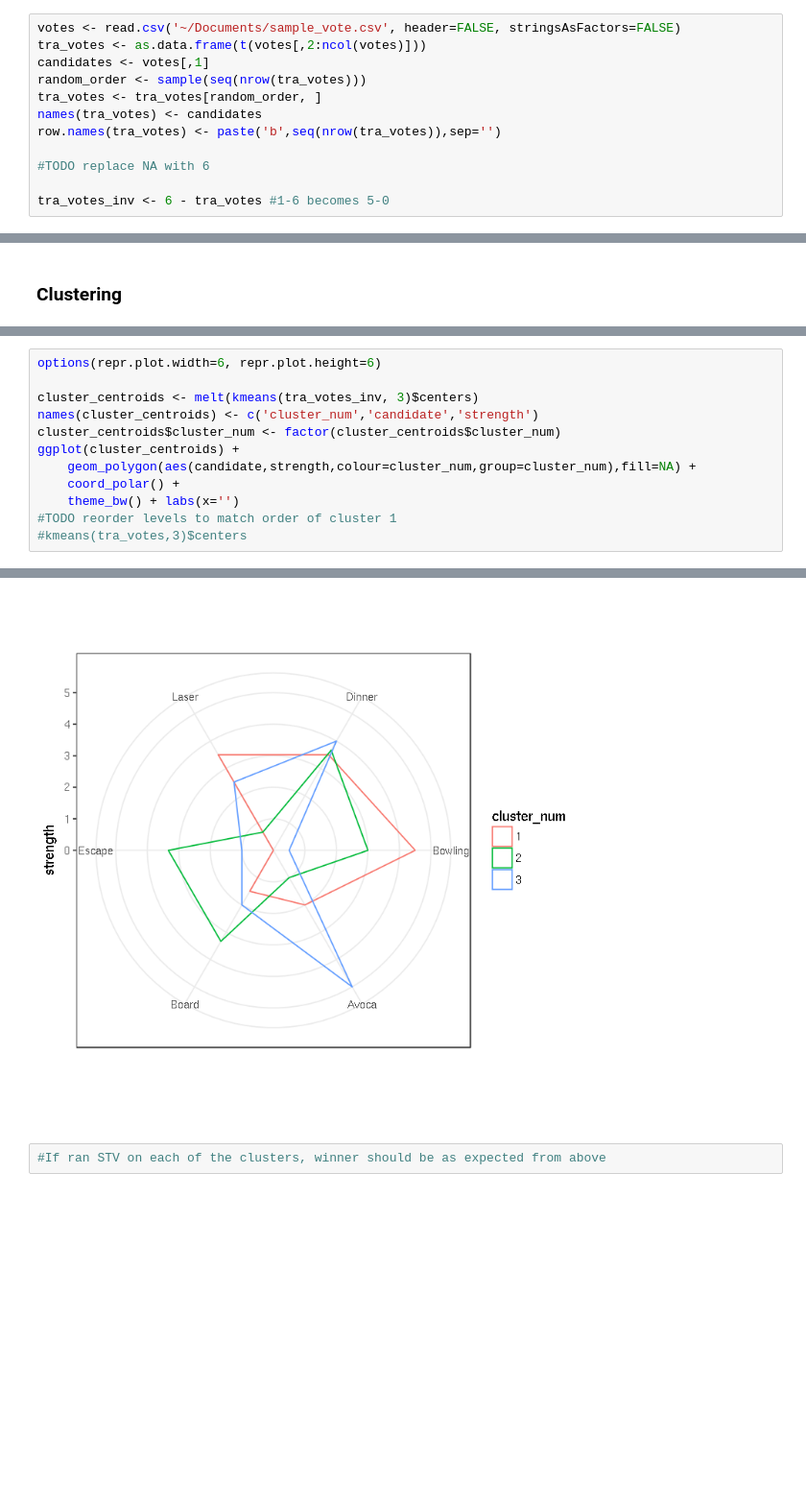
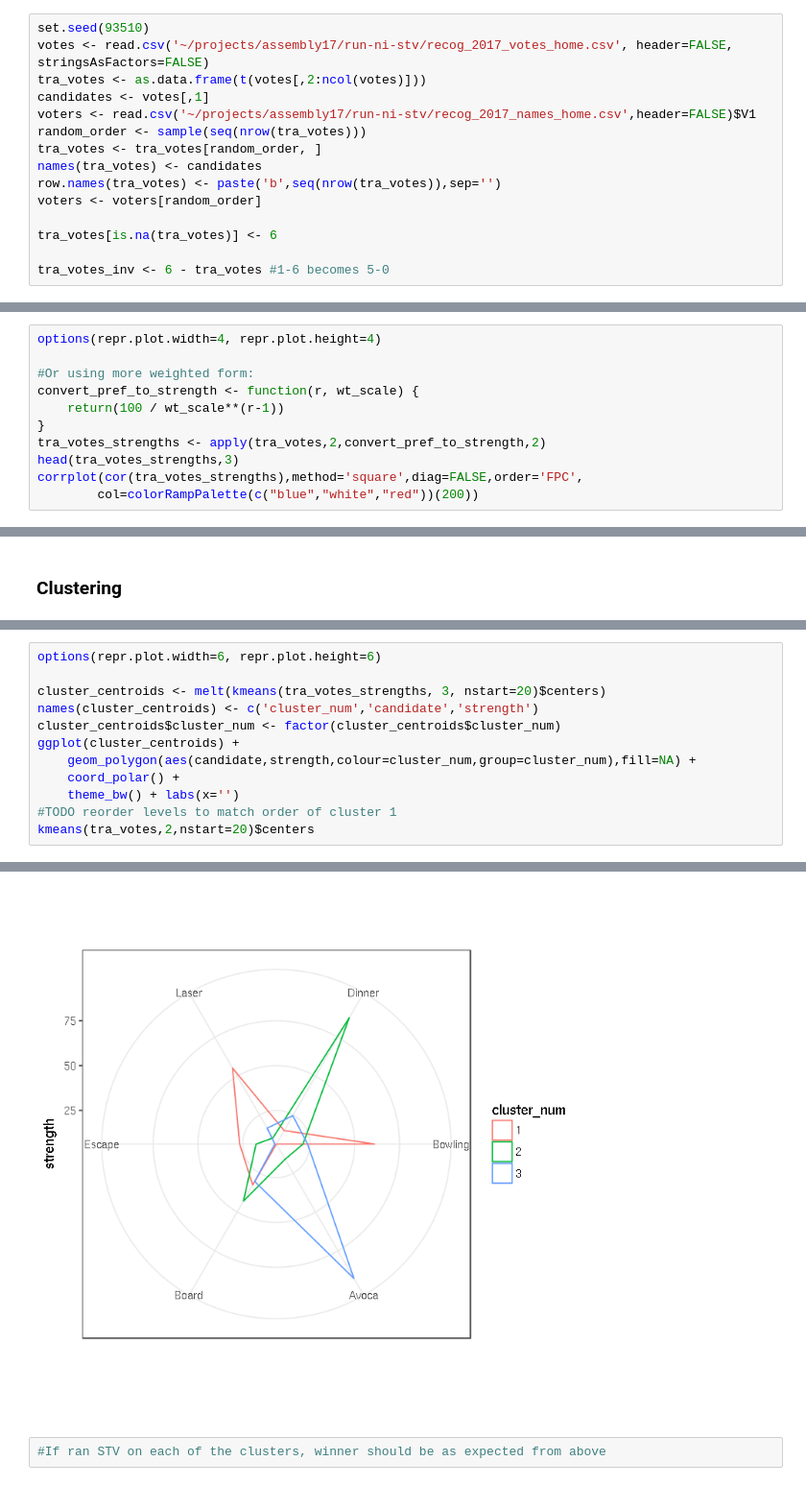
Before and after one commit to viva-ronaldo/run-ni-stv, a Jupyter notebook: recog_2017_results.ipynb, the cells around one changed output, grey strips where cells are left out. Shown at 96% size. Saved outputs shown, nothing was run; the diff lists cells and outputs as text; blank space fills up the shorter version.

```diff
--- a/recog_2017_results.ipynb
+++ b/recog_2017_results.ipynb
@@ -31,12 +15,15 @@ corrplot 0.84 loaded
 # %%
-votes <- read.csv('~/Documents/sample_vote.csv', header=FALSE, stringsAsFactors=FALSE)
+set.seed(93510)
+votes <- read.csv('~/projects/assembly17/run-ni-stv/recog_2017_votes_home.csv', header=FALSE, stringsAsFactors=FALSE)
 tra_votes <- as.data.frame(t(votes[,2:ncol(votes)]))
 candidates <- votes[,1]
+voters <- read.csv('~/projects/assembly17/run-ni-stv/recog_2017_names_home.csv',header=FALSE)$V1
 random_order <- sample(seq(nrow(tra_votes)))
 tra_votes <- tra_votes[random_order, ]
 names(tra_votes) <- candidates
 row.names(tra_votes) <- paste('b',seq(nrow(tra_votes)),sep='')
+voters <- voters[random_order]
 
-#TODO replace NA with 6
+tra_votes[is.na(tra_votes)] <- 6
 
 tra_votes_inv <- 6 - tra_votes #1-6 becomes 5-0
@@ -177,0 +260,11 @@ corrplot(cor(tra_votes),method='square',diag=FALSE,order='FPC',
+# %%
+options(repr.plot.width=4, repr.plot.height=4)
+
+#Or using more weighted form:
+convert_pref_to_strength <- function(r, wt_scale) {
+    return(100 / wt_scale**(r-1))
+}
+tra_votes_strengths <- apply(tra_votes,2,convert_pref_to_strength,2)
+head(tra_votes_strengths,3)
+corrplot(cor(tra_votes_strengths),method='square',diag=FALSE,order='FPC',
+        col=colorRampPalette(c("blue","white","red"))(200))
@@ -182,7 +279,7 @@ corrplot(cor(tra_votes),method='square',diag=FALSE,order='FPC',
 # %%
 options(repr.plot.width=6, repr.plot.height=6)
 
-cluster_centroids <- melt(kmeans(tra_votes_inv, 3)$centers)
+cluster_centroids <- melt(kmeans(tra_votes_strengths, 3, nstart=20)$centers)
 names(cluster_centroids) <- c('cluster_num','candidate','strength')
 cluster_centroids$cluster_num <- factor(cluster_centroids$cluster_num)
 ggplot(cluster_centroids) +
@@ -190,5 +287,5 @@ ggplot(cluster_centroids) +
     coord_polar() +
     theme_bw() + labs(x='')
 #TODO reorder levels to match order of cluster 1
-#kmeans(tra_votes,3)$centers
+kmeans(tra_votes,2,nstart=20)$centers
 # %% [output]
@@ -195,4 +295,4 @@ ggplot(cluster_centroids) +
-[figure, old version]
+[figure, new version]
 # %%
 #If ran STV on each of the clusters, winner should be as expected from above
 # %% [markdown]
```
Also changed, not shown: parts of 23 cells of this notebook, 3 other files.
